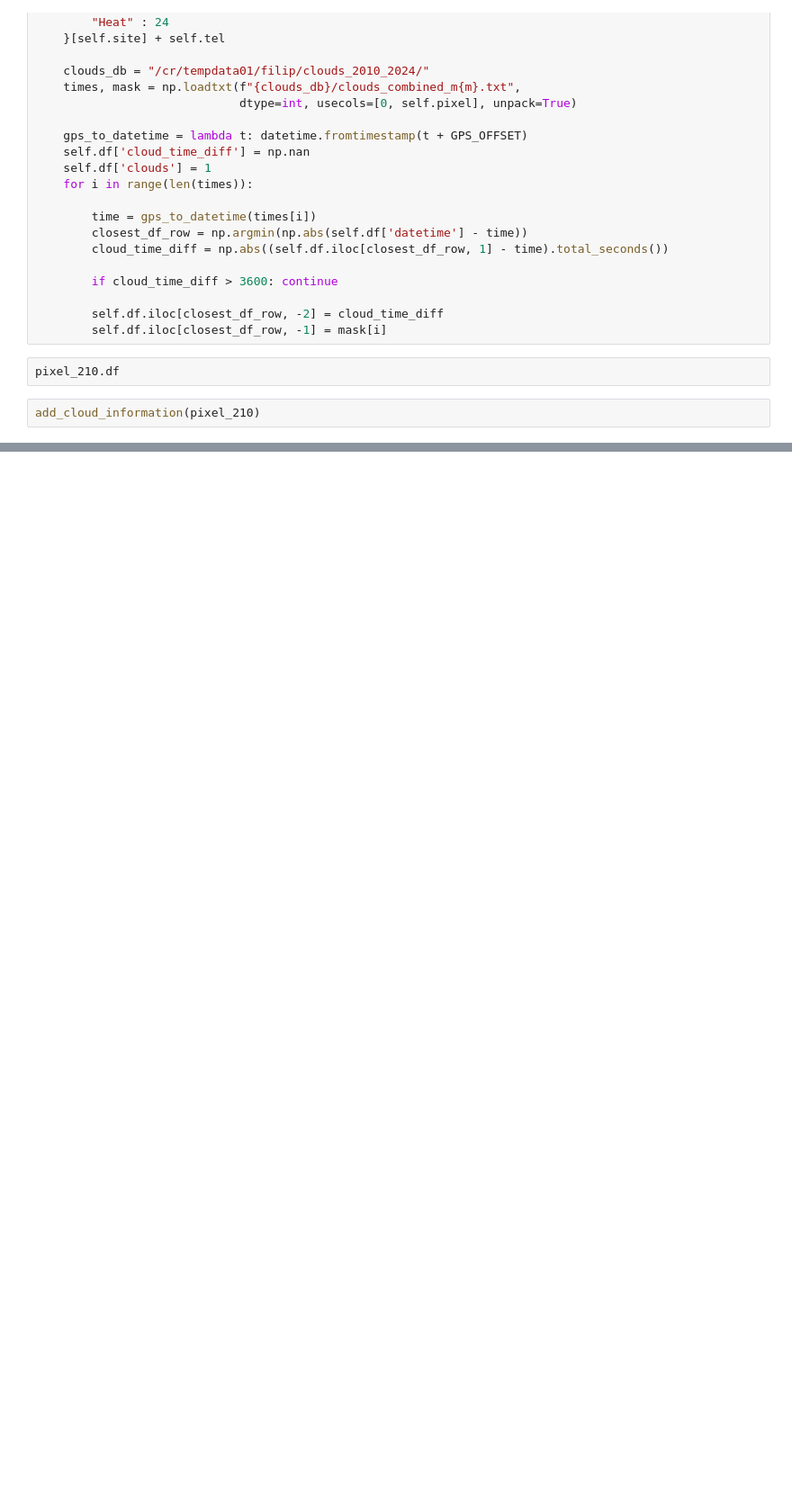
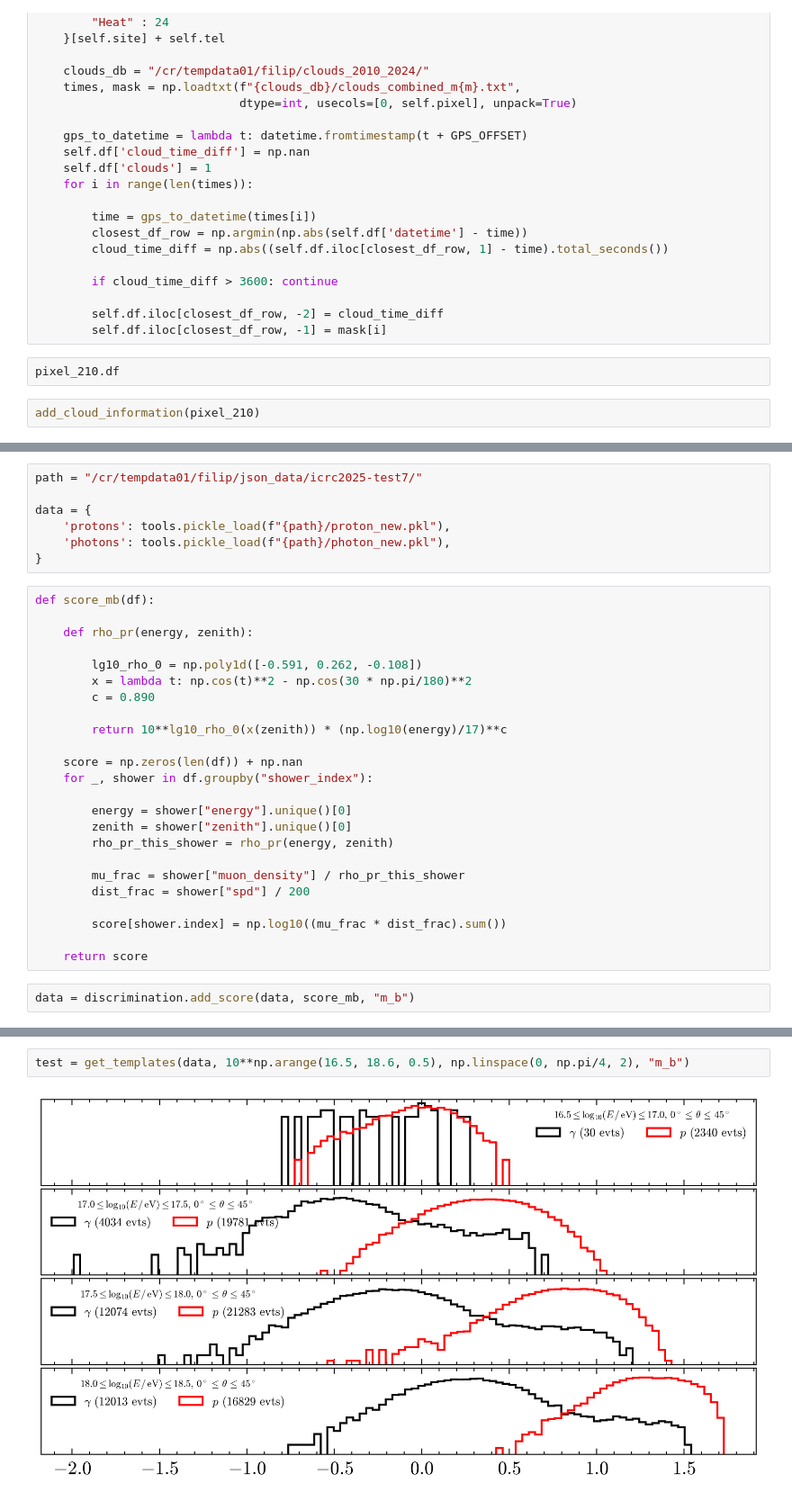
Before and after one commit to Quizznor/thesis-binaries, a Jupyter notebook: test_utils.ipynb, the cells around one changed output, grey strips where cells are left out. Shown at 90% size. Saved outputs shown, nothing was run; the diff lists cells and outputs as text; blank space fills up the shorter version.

Commit message:
add discrimination module

```diff
--- a/test_utils.ipynb
+++ b/test_utils.ipynb
@@ -214,0 +209,33 @@ add_cloud_information(pixel_210)
+# %%
+path = "/cr/tempdata01/filip/json_data/icrc2025-test7/"
+
+data = {
+    'protons': tools.pickle_load(f"{path}/proton_new.pkl"),
+    'photons': tools.pickle_load(f"{path}/photon_new.pkl"),
+}
+# %%
+def score_mb(df):
+
+    def rho_pr(energy, zenith):
+
+        lg10_rho_0 = np.poly1d([-0.591, 0.262, -0.108])
+        x = lambda t: np.cos(t)**2 - np.cos(30 * np.pi/180)**2
+        c = 0.890
+
+        return 10**lg10_rho_0(x(zenith)) * (np.log10(energy)/17)**c
+
+    score = np.zeros(len(df)) + np.nan
+    for _, shower in df.groupby("shower_index"):
+
+        energy = shower["energy"].unique()[0]
+        zenith = shower["zenith"].unique()[0]
+        rho_pr_this_shower = rho_pr(energy, zenith)
+
+        mu_frac = shower["muon_density"] / rho_pr_this_shower
+        dist_frac = shower["spd"] / 200
+
+        score[shower.index] = np.log10((mu_frac * dist_frac).sum())
+
+    return score
+# %%
+data = discrimination.add_score(data, score_mb, "m_b")
@@ -214,0 +306,4 @@ add_cloud_information(pixel_210)
+# %%
+test = get_templates(data, 10**np.arange(16.5, 18.6, 0.5), np.linspace(0, np.pi/4, 2), "m_b")
+# %% [output]
+[figure, added]
```
Also changed, not shown: parts of 7 cells of this notebook, 5 other files.
